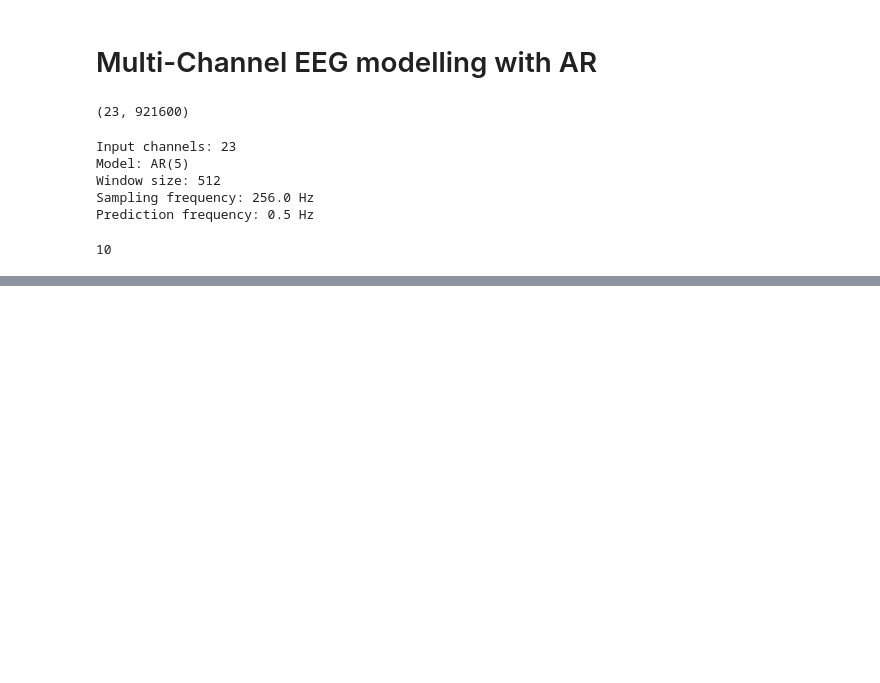
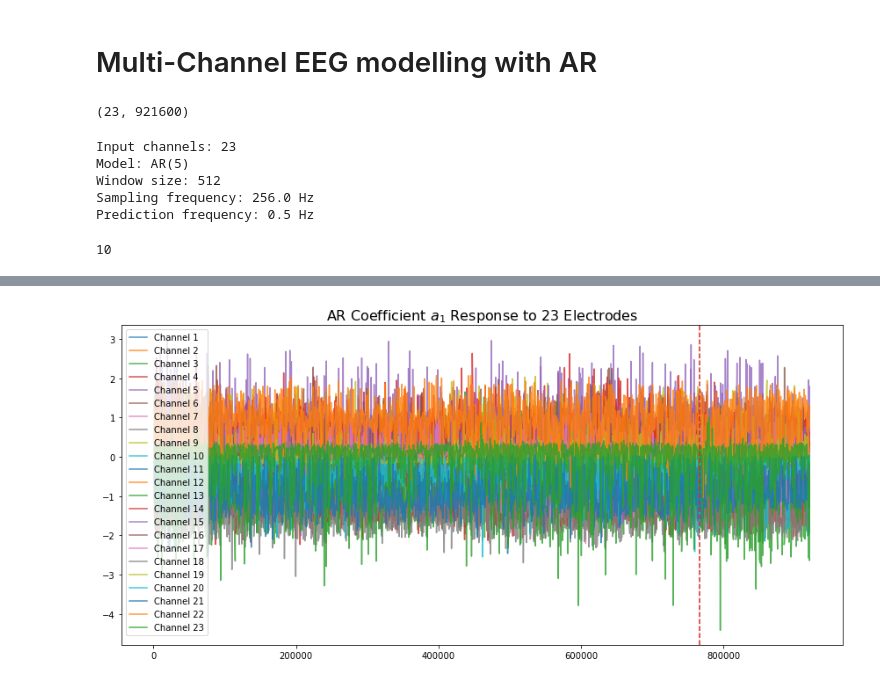
Before and after one commit to samisnotinsane/chbmit-seizure-prediction, a Jupyter notebook: feature_extraction/AR_response_multi_channel.ipynb, the cells around one changed output, grey strips where cells are left out. Cells and saved outputs as stored; diff of their text form; code cells hidden in the pictures; blank space fills up the shorter version.

Commit message:
Visualising a_1 for all electrodes

```diff
--- a/feature_extraction/AR_response_multi_channel.ipynb
+++ b/feature_extraction/AR_response_multi_channel.ipynb
@@ -87,0 +88,13 @@ Wall time: 4.61 s
+# %%
+a_1 = ar_hats[:,:,0]   # select first AR coefficient for all channels and for all times
+
+plt.figure(figsize=(12,6))
+for i in range(n_c):
+    plt.plot(ar_index, a_1[:,i], label=f'Channel {(i+1)}', alpha=0.8)
+plt.axvline(x=seizure_start_index, color='tab:red', ls='--')
+plt.legend(loc=2)
+plt.title(r'AR Coefficient $a_1$ Response to 23 Electrodes', fontsize=16)
+plt.tight_layout()
+plt.show()
+# %% [output]
+[figure, added]
```
Also changed, not shown: parts of 2 cells of this notebook.
